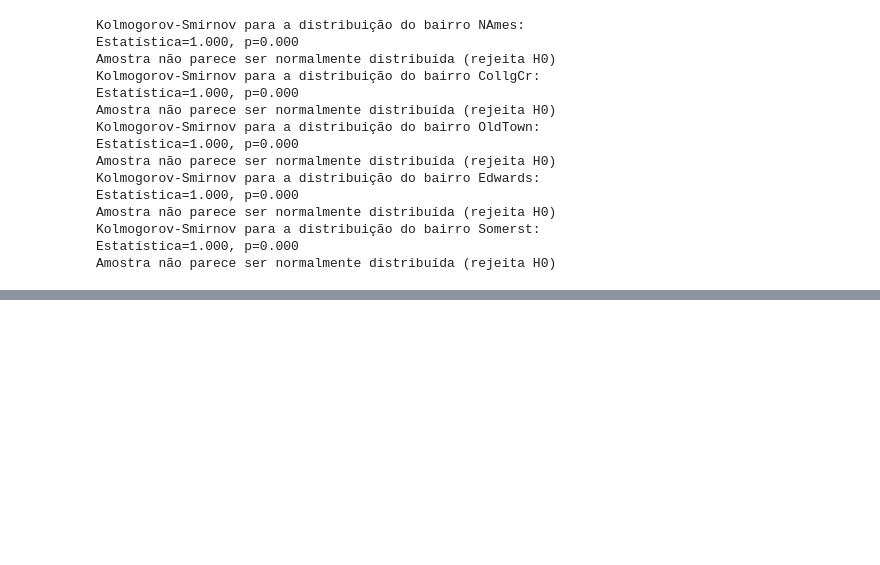
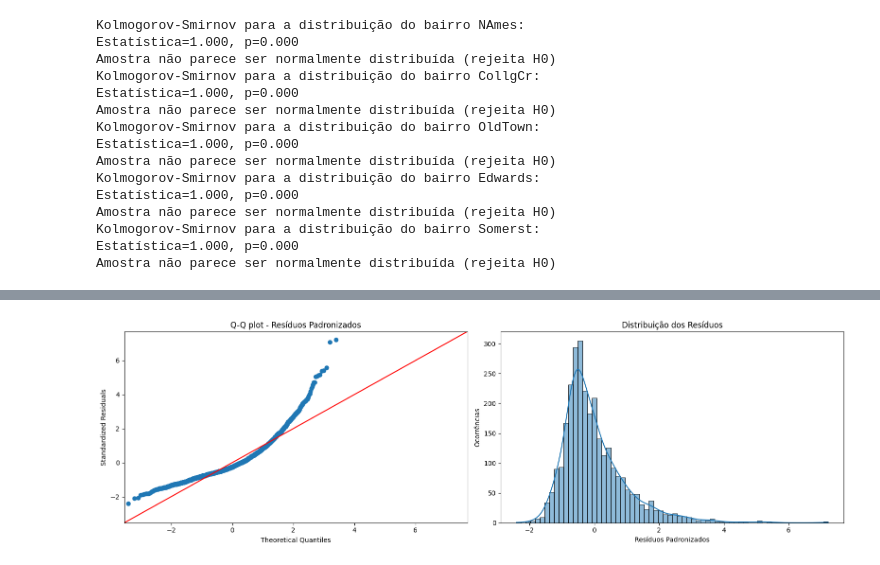
Before and after one commit to fernandosola/aedi_teste_hipotese, a Jupyter notebook: notebooks/analise.ipynb, the cells around one changed output, grey strips where cells are left out. Saved outputs shown, nothing was run; the diff lists cells and outputs as text; code cells hidden in the pictures; blank space fills up the shorter version.

```diff
--- a/notebooks/analise.ipynb
+++ b/notebooks/analise.ipynb
@@ -693,0 +1014,86 @@ Amostra não parece ser normalmente distribuída (rejeita H0)
+# %%
+top = df['LandSlope'].value_counts().index.to_list()
+total_cat = len(top)
+# Melting the filtered data for analysis in the OLS model
+melted_data_for_ols = pd.melt(df, id_vars=['LandSlope'], value_vars=['SalePrice'])
+
+# Ordinary Least Squares (OLS) model
+model = ols('value ~ LandSlope', data=melted_data_for_ols).fit()
+
+# Performing ANOVA
+anova_table = sm.stats.anova_lm(model, typ=2)
+
+# Displaying the ANOVA table
+display(Markdown(f"""Tabela ANOVA"""))
+display(anova_table)
+
+display(Markdown(f"""Sumário ANOVA"""))
+res = stat()
+res.anova_stat(df=melted_data_for_ols, res_var='value', anova_model='value ~ LandSlope')
+display(res.anova_summary)
+
+# Q-Q plot geral dos residuos e distribuição geral dos residuos
+fig, ax = plt.subplots(1, 2, figsize=default_figsize)
+
+# Q-Q plot dos resíduos
+plt.subplot(1, 2, 1)
+sm.qqplot(res.anova_std_residuals, line='45', ax=ax[0])
+plt.xlabel("Theoretical Quantiles")
+plt.ylabel("Standardized Residuals")
+plt.title("Q-Q plot - Resíduos Padronizados")
+
+# Distribuição dos resíduos
+plt.subplot(1, 2, 2)
+sns.histplot(res.anova_std_residuals, kde=True, ax=ax[1])
+plt.title('Distribuição dos Resíduos')
+plt.xlabel('Resíduos Padronizados')
+plt.ylabel('Ocorrências')
+
+plt.tight_layout()
+plt.show()
+
+# qqplot dos resíduos para cada inclinação
+fig, ax = plt.subplots(1, total_cat, figsize=default_figsize_small)
+
+for i, categoria in enumerate(top):
+    plt.subplot(1, total_cat, i+1)
+    sm.qqplot(res.anova_std_residuals[melted_data_for_ols['LandSlope'] == categoria], line='45', ax=ax[i])
+    plt.title(f'Q-Q plot - {categoria}')
+    plt.xlabel('Quartis teóricos')
+    plt.ylabel('Quartis amostrais')
+plt.tight_layout()
+
+# plotar a distribuição dos residuos para cada inclinação
+fig, ax = plt.subplots(1, total_cat, figsize=default_figsize_small)
+
+for i, categoria in enumerate(top):
+    plt.subplot(1, total_cat, i+1)
+    sns.histplot(res.anova_model_out.resid[melted_data_for_ols['LandSlope'] == categoria], kde=True)
+    plt.title(f'Distribuição dos Resíduos - {categoria}')
+    plt.xlabel('Resíduos')
+    plt.ylabel('Ocorrências')
+plt.tight_layout()
+
+plt.show()
+
+# Teste de Shapiro-Wilk para os resíduos
+s, p = shapiro(res.anova_model_out.resid)
+display(Markdown('Shapiro-Wilk para a distribuição dos resíduos:'))
+display(Markdown('Estatística=%.3f, p=%.3f' % (s, p)))
+alpha = 0.05
+if p > alpha:
+    display(Markdown('Amostra parece ser normalmente distribuída (falha em rejeitar H0)'))
+else:
+    display(Markdown('Amostra não parece ser normalmente distribuída (rejeita H0)'))
+
+# Teste de normalidade dos resíduos para cada inclinação
+for categoria in top:
+    s, p = shapiro(res.anova_model_out.resid[melted_data_for_ols['LandSlope'] == categoria])
+    display(Markdown(f'Shapiro-Wilk para a distribuição dos resíduos da inclinação {categoria}:'))
+    display(Markdown(f'Estatística={s:.3f}, p={p:.3f}'))
+    alpha = 0.05
+    if p > alpha:
+        display(Markdown('Amostra parece ser normalmente distribuída (falha em rejeitar H0)'))
+    else:
+        display(Markdown('Amostra não parece ser normalmente distribuída (rejeita H0)'))
+# %% [output]
@@ -693,0 +1108 @@ Amostra não parece ser normalmente distribuída (rejeita H0)
+[figure, added]
```
Also changed, not shown: parts of 33 cells of this notebook.
